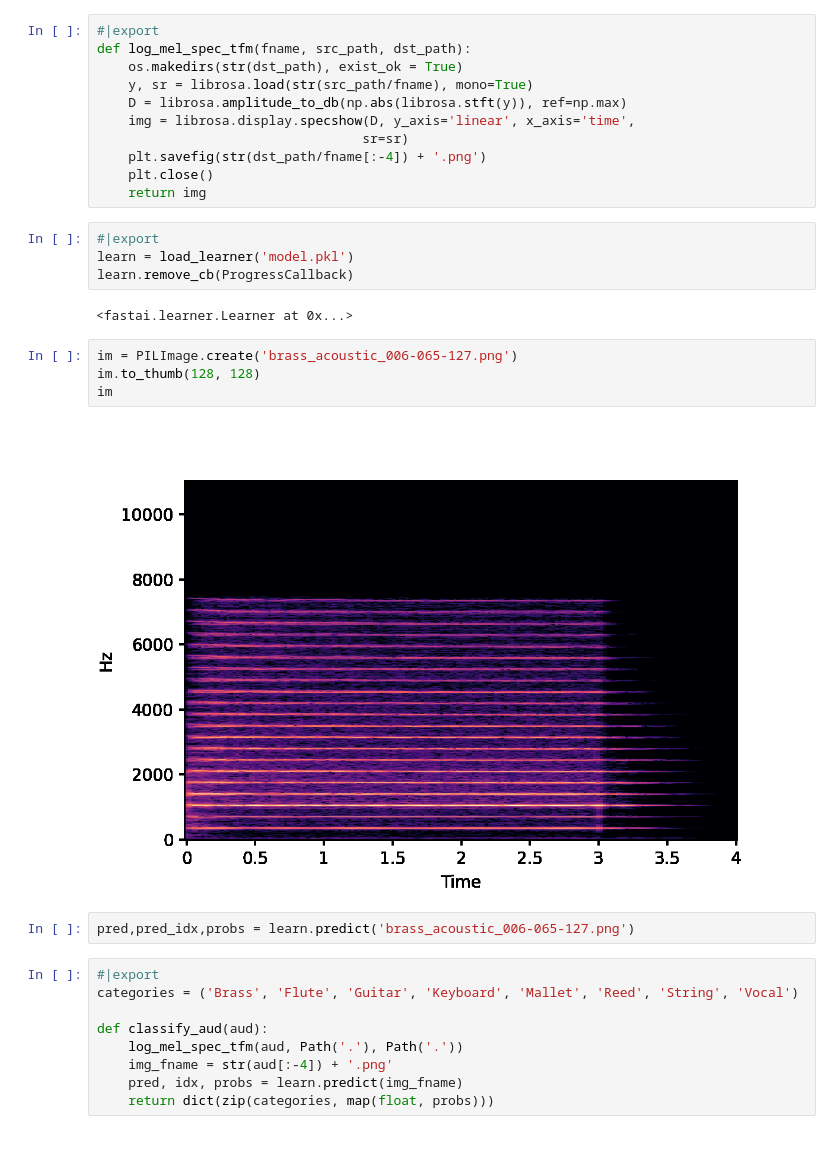
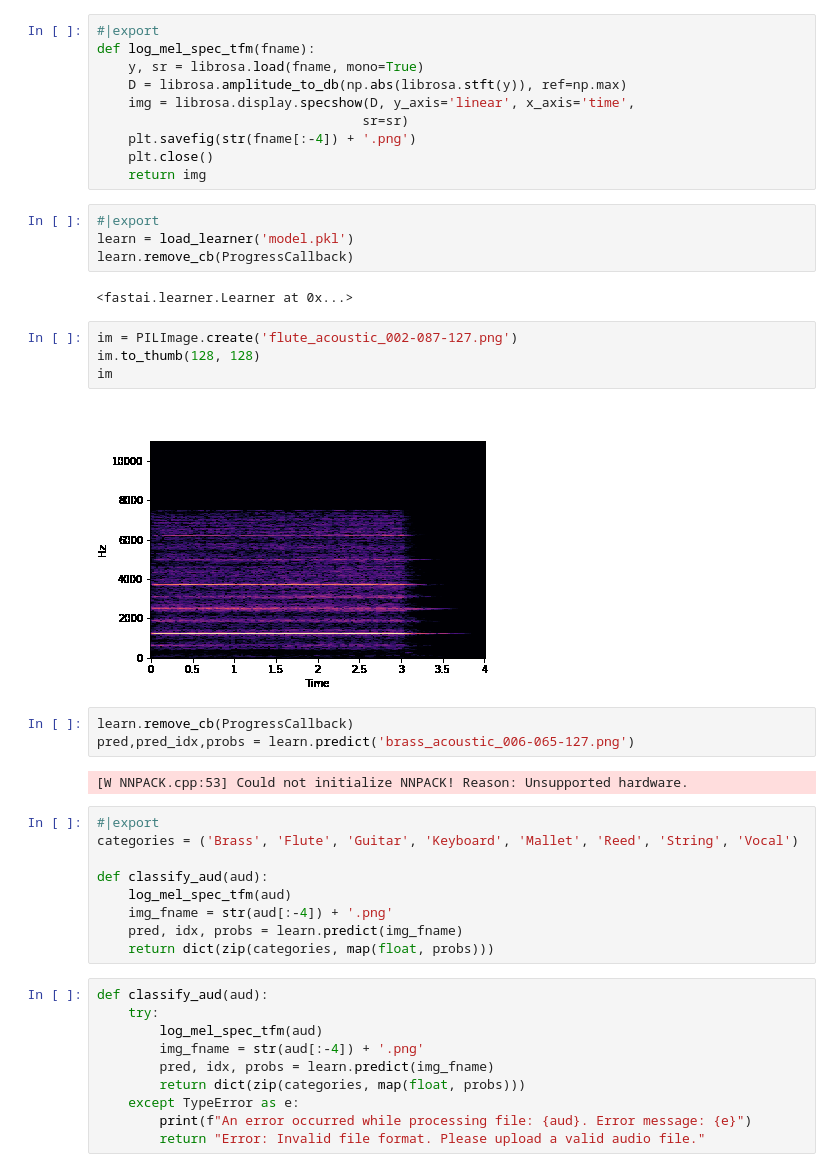
Before and after one commit to unnikrishnannambiar/nsynth_fastai_acoustic_instrument_classifier, a Jupyter notebook: app.ipynb, the cells around one changed output. Cells and saved outputs as stored; diff of their text form; blank space fills up the shorter version.

Commit message:
Initial Commit

```diff
--- a/app.ipynb
+++ b/app.ipynb
@@ -21,13 +11,12 @@ from scipy.io import wavfile
 import gradio as gr
 # %%
 #|export
-def log_mel_spec_tfm(fname, src_path, dst_path):
-    os.makedirs(str(dst_path), exist_ok = True)
-    y, sr = librosa.load(str(src_path/fname), mono=True)
+def log_mel_spec_tfm(fname):
+    y, sr = librosa.load(fname, mono=True)
     D = librosa.amplitude_to_db(np.abs(librosa.stft(y)), ref=np.max)
     img = librosa.display.specshow(D, y_axis='linear', x_axis='time',
                                   sr=sr)
-    plt.savefig(str(dst_path/fname[:-4]) + '.png')
+    plt.savefig(str(fname[:-4]) + '.png')
     plt.close()
     return img
 # %%
@@ -37,20 +26,33 @@ learn.remove_cb(ProgressCallback)
 # %% [output]
 <fastai.learner.Learner at 0x...>
 # %%
-im = PILImage.create('brass_acoustic_006-065-127.png')
+im = PILImage.create('flute_acoustic_002-087-127.png')
 im.to_thumb(128, 128)
 im
 # %% [output]
-[figure, old version]
+[figure, new version]
 # %%
+learn.remove_cb(ProgressCallback)
 pred,pred_idx,probs = learn.predict('brass_acoustic_006-065-127.png')
+# %% [output]
+[W NNPACK.cpp:53] Could not initialize NNPACK! Reason: Unsupported hardware.
 # %%
 #|export
 categories = ('Brass', 'Flute', 'Guitar', 'Keyboard', 'Mallet', 'Reed', 'String', 'Vocal')
 
 def classify_aud(aud):
-    log_mel_spec_tfm(aud, Path('.'), Path('.'))
+    log_mel_spec_tfm(aud)
     img_fname = str(aud[:-4]) + '.png'
     pred, idx, probs = learn.predict(img_fname)
     return dict(zip(categories, map(float, probs)))
+# %%
+def classify_aud(aud):
+    try:
+        log_mel_spec_tfm(aud)
+        img_fname = str(aud[:-4]) + '.png'
+        pred, idx, probs = learn.predict(img_fname)
+        return dict(zip(categories, map(float, probs)))
+    except TypeError as e:
+        print(f"An error occurred while processing file: {aud}. Error message: {e}")
+        return "Error: Invalid file format. Please upload a valid audio file."
 # %%
```
Also changed, not shown: parts of 8 cells of this notebook, 13 other files.
